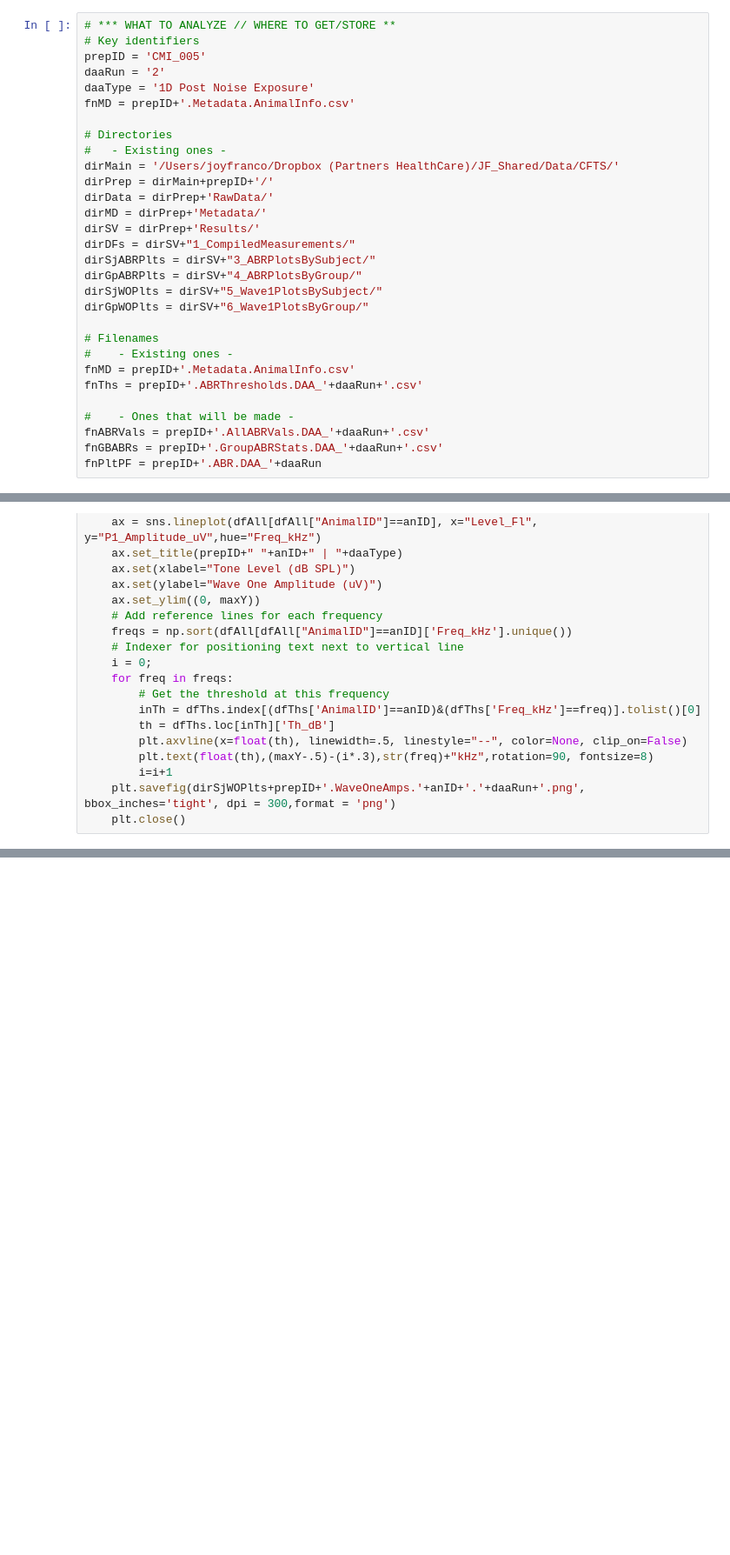
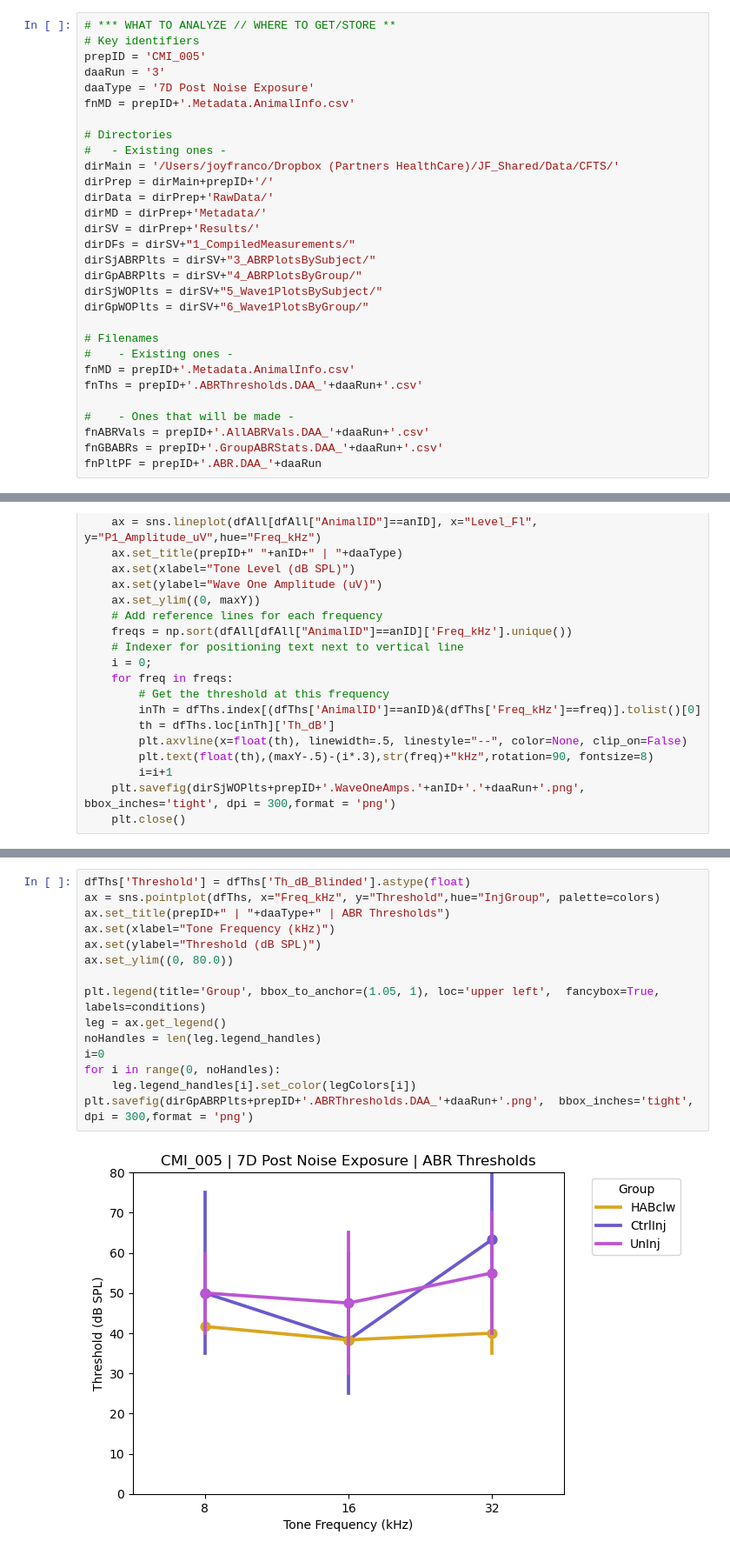
Before and after one commit to engineeringjoy/DAA_Analyzer, a Jupyter notebook: DAAAnalyzer_2.0_PlotABRs.ipynb, the cells around one changed output, grey strips where cells are left out. Shown: that part at 87% size. Saved outputs shown, nothing was run; the diff lists cells and outputs as text; blank space fills up the shorter version.

```diff
--- a/DAAAnalyzer_2.0_PlotABRs.ipynb
+++ b/DAAAnalyzer_2.0_PlotABRs.ipynb
@@ -29,8 +29,8 @@ legColors = ["goldenrod", "slateblue","mediumorchid"]
 # *** WHAT TO ANALYZE // WHERE TO GET/STORE **
 # Key identifiers
 prepID = 'CMI_005'
-daaRun = '2'
-daaType = '1D Post Noise Exposure'
+daaRun = '3'
+daaType = '7D Post Noise Exposure'
 fnMD = prepID+'.Metadata.AnimalInfo.csv'
 
 # Directories
@@ -328,0 +360,17 @@ for freq in freqsToAna:
+# %%
+dfThs['Threshold'] = dfThs['Th_dB_Blinded'].astype(float)
+ax = sns.pointplot(dfThs, x="Freq_kHz", y="Threshold",hue="InjGroup", palette=colors)
+ax.set_title(prepID+" | "+daaType+" | ABR Thresholds")
+ax.set(xlabel="Tone Frequency (kHz)")
+ax.set(ylabel="Threshold (dB SPL)")
+ax.set_ylim((0, 80.0))
+
+plt.legend(title='Group', bbox_to_anchor=(1.05, 1), loc='upper left',  fancybox=True, labels=conditions)
+leg = ax.get_legend()
+noHandles = len(leg.legend_handles)
+i=0
+for i in range(0, noHandles):
+    leg.legend_handles[i].set_color(legColors[i])
+plt.savefig(dirGpABRPlts+prepID+'.ABRThresholds.DAA_'+daaRun+'.png',  bbox_inches='tight', dpi = 300,format = 'png')
+# %% [output]
+[figure, added]
```
Also changed, not shown: parts of 5 cells of this notebook, 2 other files.
